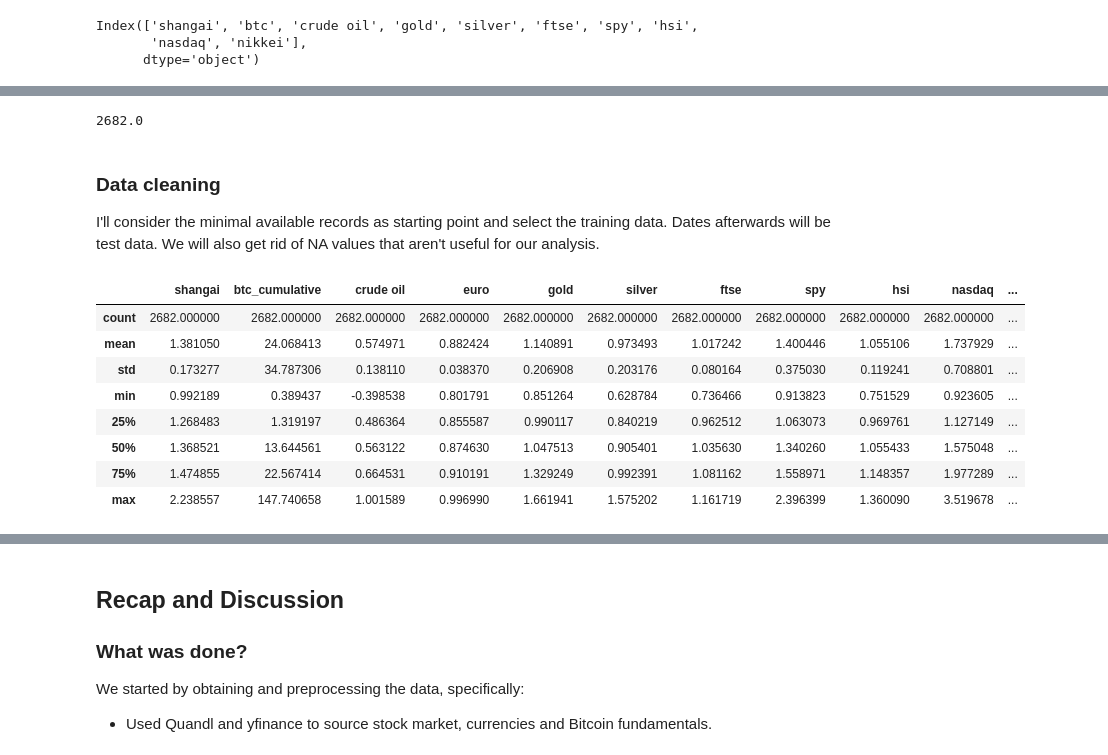
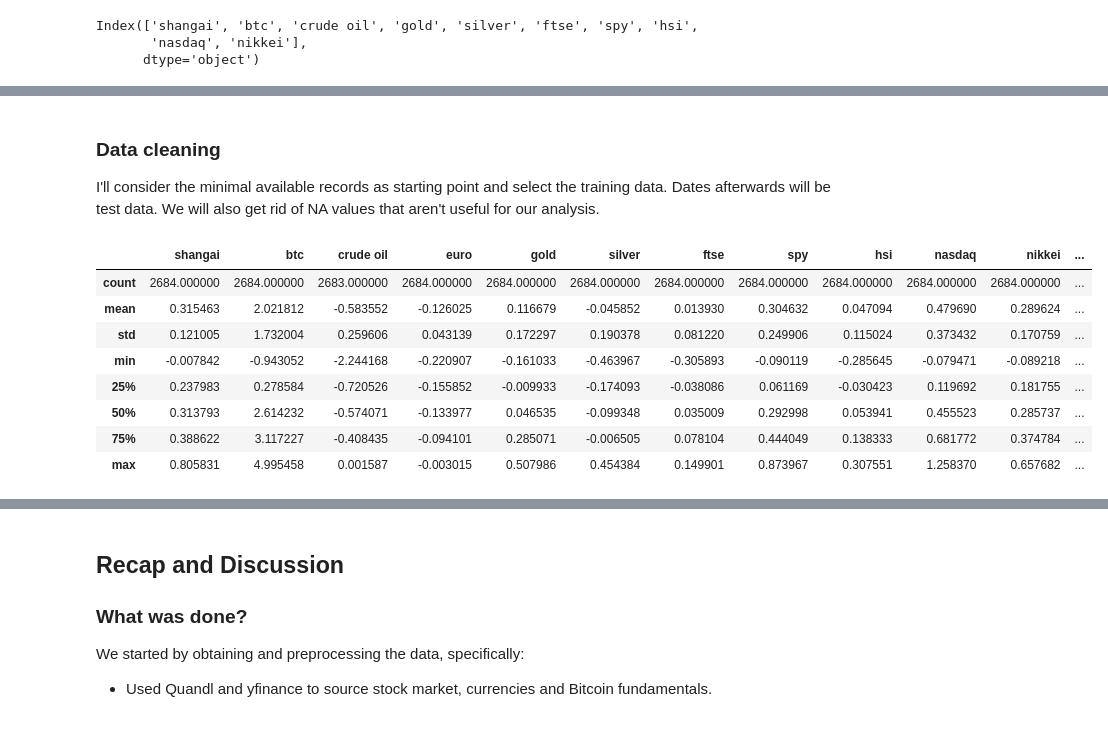
Before and after one commit to renejra/azure-ml-engineer, a Jupyter notebook: capstone/1 - data sourcing.ipynb, the cells around one changed output, grey strips where cells are left out. Drawn from its saved outputs; the diff is of its cells as text; code cells hidden in the pictures.

```diff
--- a/capstone/1 - data sourcing.ipynb
+++ b/capstone/1 - data sourcing.ipynb
@@ -325,0 +302,5 @@ See the caveats in the documentation: https://pandas.pydata.org/pandas-docs/stab
+# %%
+# selection of technical indicators to feed the model
+ta = ta[['open', 'high', 'low', 'close',
+           f'MA{ma_values[0]}',f'MA{ma_values[1]}', f'MA{ma_values[2]}',
+           'stochRSI', 'RSI','btc_std_dev','std_dif']].fillna(method='bfill')
@@ -610,6 +436,8 @@ log_cumulative.tail()
 # %%
 labels = pd.DataFrame(returns.btc)
-labels['returns'] = returns.btc
-labels = pd.concat([labels.returns, log_cumulative.btc], axis=1)
-labels = pd.concat([labels])
-labels.rename(columns={'btc':'btc_close'}, inplace=True)
+labels['y_returns'] = returns.btc
+# labels['y_cumulative'] = log_cumulative.btc
+labels['y_close'] = ta.close
+# labels = pd.concat([labels.returns, log_cumulative.btc, cumulative.btc], axis=1)
+# labels = pd.concat([labels])
+# labels.rename(columns={'btc':'log_btc_close'}, inplace=True)
@@ -619,17 +445,21 @@ NameError: name 'log_cumulative' is not defined
 print(labels.columns)
 labels.tail()
 # %%
-buy_cond = labels.returns > returns.btc.describe().loc['75%'] # returns.btc.describe()['75%']
-sell_cond = labels.returns <  returns.btc.describe().loc['25%'] # -0.013636 # returns.btc.describe()['25%']
+buy_cond = labels.returns > labels.y_returns.describe().loc['75%'] # returns.btc.describe()['75%']
+sell_cond = labels.returns <  labels.y_returns.describe().loc['25%'] # -0.013636 # returns.btc.describe()['25%']
 # %%
-labels['c_label'] = 0
-labels['c_label'] = labels['c_label'].mask(buy_cond, 1)
-labels['c_label'] = labels['c_label'].mask(sell_cond, -1)
+labels['y_c'] = 0
+labels['y_c'] = labels['y_c'].mask(buy_cond, 1)
+labels['y_c'] = labels['y_c'].mask(sell_cond, -1)
 
 
 # Backtesting, used for later
-labels['pnl'] = 0
-labels['pnl'] = labels['pnl'].mask(buy_cond, labels.returns)
-labels['pnl'] = labels['pnl'].mask(sell_cond, labels.returns)
+labels['y_pnl'] = 0
+labels['y_pnl'] = labels['y_pnl'].mask(buy_cond, labels.y_returns)
+labels['y_pnl'] = labels['y_pnl'].mask(sell_cond, labels.y_returns)
+labels.drop(columns=['btc'], inplace=True)
 
 labels.head()
+
+# Finally join our labels with the consolidated DataFrame
+df = pd.concat([df,labels], axis=1)
@@ -644,8 +466,3 @@ labels.head()
-# %%
-# row data cleaning
-df.describe().loc['count'].min()
-# %% [output]
-2682.0
 # %% [markdown]
 ### Data cleaning
 I'll consider the minimal available records as starting point and select the training data.
@@ -653,19 +478,18 @@ Dates afterwards will be test data. We will also get rid of NA values that aren'
 # %%
-df = pd.concat([df,labels], axis=1)
-df.rename(columns={'btc':'btc_cumulative'}, inplace=True)
-
-df = df[-int(df.describe().loc['count'].min()):]
+# Take the least available value
+df = df[df.index.min():]
+# df = df[-int(df.describe().loc['count'].min()):]
 df.describe()
 # %% [output]
-|  | shangai | btc_cumulative | crude oil | euro | gold | silver | ftse | spy | hsi | nasdaq | ... |
-| count | 2682.000000 | 2682.000000 | 2682.000000 | 2682.000000 | 2682.000000 | 2682.000000 | 2682.000000 | 2682.000000 | 2682.000000 | 2682.000000 | ... |
-| mean | 1.381050 | 24.068413 | 0.574971 | 0.882424 | 1.140891 | 0.973493 | 1.017242 | 1.400446 | 1.055106 | 1.737929 | ... |
-| std | 0.173277 | 34.787306 | 0.138110 | 0.038370 | 0.206908 | 0.203176 | 0.080164 | 0.375030 | 0.119241 | 0.708801 | ... |
-| min | 0.992189 | 0.389437 | -0.398538 | 0.801791 | 0.851264 | 0.628784 | 0.736466 | 0.913823 | 0.751529 | 0.923605 | ... |
-| 25% | 1.268483 | 1.319197 | 0.486364 | 0.855587 | 0.990117 | 0.840219 | 0.962512 | 1.063073 | 0.969761 | 1.127149 | ... |
-| 50% | 1.368521 | 13.644561 | 0.563122 | 0.874630 | 1.047513 | 0.905401 | 1.035630 | 1.340260 | 1.055433 | 1.575048 | ... |
-| 75% | 1.474855 | 22.567414 | 0.664531 | 0.910191 | 1.329249 | 0.992391 | 1.081162 | 1.558971 | 1.148357 | 1.977289 | ... |
-| max | 2.238557 | 147.740658 | 1.001589 | 0.996990 | 1.661941 | 1.575202 | 1.161719 | 2.396399 | 1.360090 | 3.519678 | ... |
+|  | shangai | btc | crude oil | euro | gold | silver | ftse | spy | hsi | nasdaq | nikkei | ... |
+| count | 2684.000000 | 2684.000000 | 2683.000000 | 2684.000000 | 2684.000000 | 2684.000000 | 2684.000000 | 2684.000000 | 2684.000000 | 2684.000000 | 2684.000000 | ... |
+| mean | 0.315463 | 2.021812 | -0.583552 | -0.126025 | 0.116679 | -0.045852 | 0.013930 | 0.304632 | 0.047094 | 0.479690 | 0.289624 | ... |
+| std | 0.121005 | 1.732004 | 0.259606 | 0.043139 | 0.172297 | 0.190378 | 0.081220 | 0.249906 | 0.115024 | 0.373432 | 0.170759 | ... |
+| min | -0.007842 | -0.943052 | -2.244168 | -0.220907 | -0.161033 | -0.463967 | -0.305893 | -0.090119 | -0.285645 | -0.079471 | -0.089218 | ... |
+| 25% | 0.237983 | 0.278584 | -0.720526 | -0.155852 | -0.009933 | -0.174093 | -0.038086 | 0.061169 | -0.030423 | 0.119692 | 0.181755 | ... |
+| 50% | 0.313793 | 2.614232 | -0.574071 | -0.133977 | 0.046535 | -0.099348 | 0.035009 | 0.292998 | 0.053941 | 0.455523 | 0.285737 | ... |
+| 75% | 0.388622 | 3.117227 | -0.408435 | -0.094101 | 0.285071 | -0.006505 | 0.078104 | 0.444049 | 0.138333 | 0.681772 | 0.374784 | ... |
+| max | 0.805831 | 4.995458 | 0.001587 | -0.003015 | 0.507986 | 0.454384 | 0.149901 | 0.873967 | 0.307551 | 1.258370 | 0.657682 | ... |
 # %%
 df.head()
 # %% [output]
```
Also changed, not shown: parts of 91 cells of this notebook, 9 other files.
